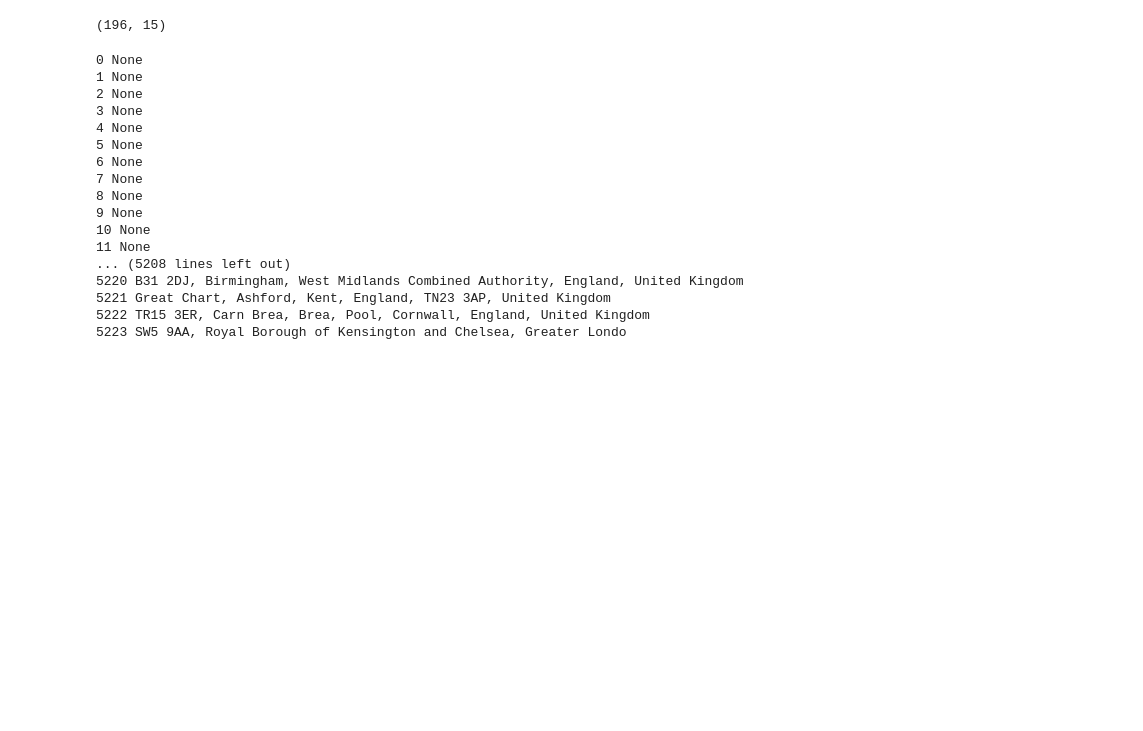
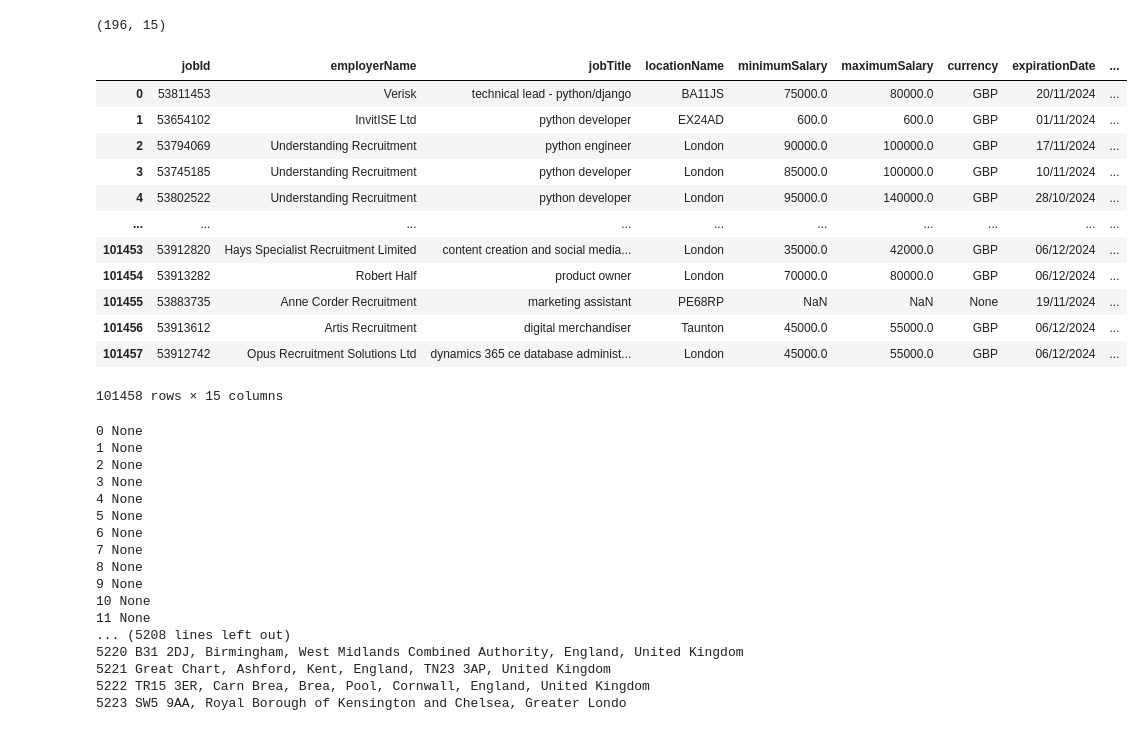
Before and after one commit to ManuelJua/jobs_scraper, a Jupyter notebook: reed_analysis.ipynb, the cells around one changed output. Drawn from its saved outputs; the diff is of its cells as text; code cells hidden in the pictures; blank space fills up the shorter version.

```diff
--- a/reed_analysis.ipynb
+++ b/reed_analysis.ipynb
@@ -28,6 +28,22 @@ reed_df = reed_df.merge(location_df[['locationName', 'latitude', 'longitude']],
 reed_df[reed_df['latitude'].isna()].shape
 # %% [output]
 (196, 15)
+# %%
+reed_df.rename(columns={'latitude':'lat','longitude':'lon'}).to_parquet('software_developer_reed_jobs_2024_10_25.parquet',index=False)
+# %% [output]
+|  | jobId | employerName | jobTitle | locationName | minimumSalary | maximumSalary | currency | expirationDate | ... |
+| 0 | 53811453 | Verisk | technical lead - python/django | BA11JS | 75000.0 | 80000.0 | GBP | 20/11/2024 | ... |
+| 1 | 53654102 | InvitISE Ltd | python developer | EX24AD | 600.0 | 600.0 | GBP | 01/11/2024 | ... |
+| 2 | 53794069 | Understanding Recruitment | python engineer | London | 90000.0 | 100000.0 | GBP | 17/11/2024 | ... |
+| 3 | 53745185 | Understanding Recruitment | python developer | London | 85000.0 | 100000.0 | GBP | 10/11/2024 | ... |
+| 4 | 53802522 | Understanding Recruitment | python developer | London | 95000.0 | 140000.0 | GBP | 28/10/2024 | ... |
+| ... | ... | ... | ... | ... | ... | ... | ... | ... | ... |
+| 101453 | 53912820 | Hays Specialist Recruitment Limited | content creation and social media... | London | 35000.0 | 42000.0 | GBP | 06/12/2024 | ... |
+| 101454 | 53913282 | Robert Half | product owner | London | 70000.0 | 80000.0 | GBP | 06/12/2024 | ... |
+| 101455 | 53883735 | Anne Corder Recruitment | marketing assistant | PE68RP | NaN | NaN | None | 19/11/2024 | ... |
+| 101456 | 53913612 | Artis Recruitment | digital merchandiser | Taunton | 45000.0 | 55000.0 | GBP | 06/12/2024 | ... |
+| 101457 | 53912742 | Opus Recruitment Solutions Ltd | dynamics 365 ce database administ... | London | 45000.0 | 55000.0 | GBP | 06/12/2024 | ... |
+101458 rows × 15 columns
 # %%
 from geopy.geocoders import Nominatim
 from time import sleep
```
Also changed, not shown: 1 other file.
